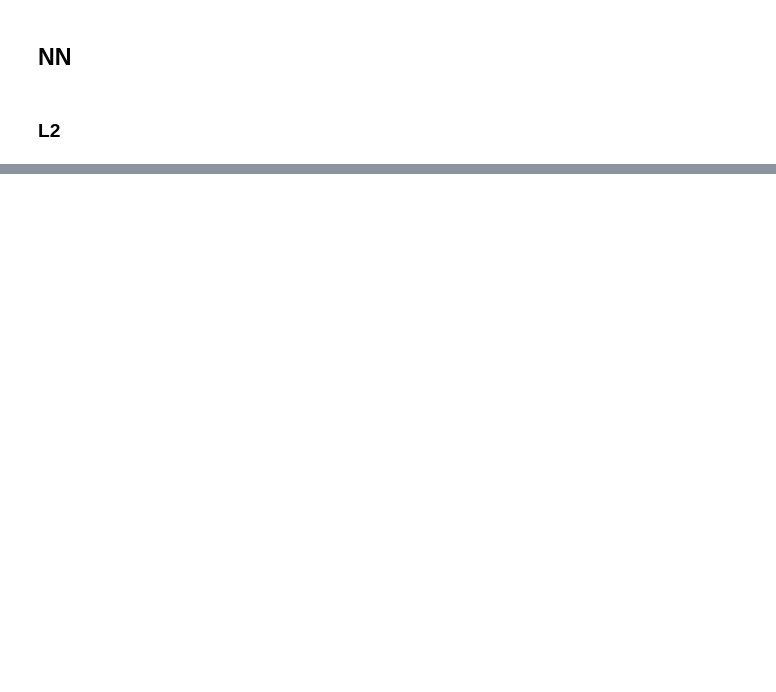
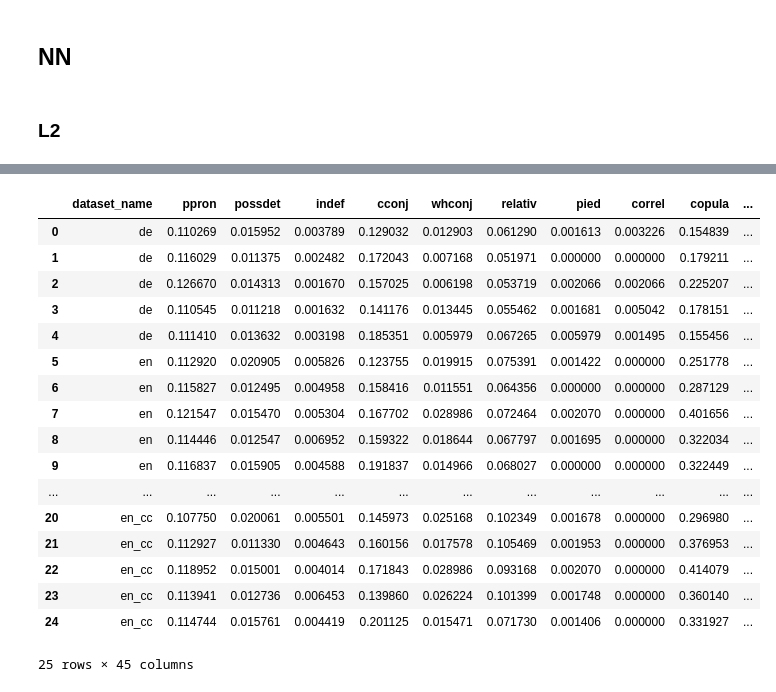
Before and after one commit to happy522/Analysis-of-Subtitles, a Jupyter notebook: subtitles_analysis.ipynb, the cells around one changed output, grey strips where cells are left out. Cells and saved outputs as stored; diff of their text form; code cells hidden in the pictures; blank space fills up the shorter version.

```diff
--- a/subtitles_analysis.ipynb
+++ b/subtitles_analysis.ipynb
@@ -462,0 +472,21 @@ Saved → Subtitles_analysis.zip
+# %%
+df
+# %% [output]
+|  | dataset_name | ppron | possdet | indef | cconj | whconj | relativ | pied | correl | copula | ... |
+| 0 | de | 0.110269 | 0.015952 | 0.003789 | 0.129032 | 0.012903 | 0.061290 | 0.001613 | 0.003226 | 0.154839 | ... |
+| 1 | de | 0.116029 | 0.011375 | 0.002482 | 0.172043 | 0.007168 | 0.051971 | 0.000000 | 0.000000 | 0.179211 | ... |
+| 2 | de | 0.126670 | 0.014313 | 0.001670 | 0.157025 | 0.006198 | 0.053719 | 0.002066 | 0.002066 | 0.225207 | ... |
+| 3 | de | 0.110545 | 0.011218 | 0.001632 | 0.141176 | 0.013445 | 0.055462 | 0.001681 | 0.005042 | 0.178151 | ... |
+| 4 | de | 0.111410 | 0.013632 | 0.003198 | 0.185351 | 0.005979 | 0.067265 | 0.005979 | 0.001495 | 0.155456 | ... |
+| 5 | en | 0.112920 | 0.020905 | 0.005826 | 0.123755 | 0.019915 | 0.075391 | 0.001422 | 0.000000 | 0.251778 | ... |
+| 6 | en | 0.115827 | 0.012495 | 0.004958 | 0.158416 | 0.011551 | 0.064356 | 0.000000 | 0.000000 | 0.287129 | ... |
+| 7 | en | 0.121547 | 0.015470 | 0.005304 | 0.167702 | 0.028986 | 0.072464 | 0.002070 | 0.000000 | 0.401656 | ... |
+| 8 | en | 0.114446 | 0.012547 | 0.006952 | 0.159322 | 0.018644 | 0.067797 | 0.001695 | 0.000000 | 0.322034 | ... |
+| 9 | en | 0.116837 | 0.015905 | 0.004588 | 0.191837 | 0.014966 | 0.068027 | 0.000000 | 0.000000 | 0.322449 | ... |
+| ... | ... | ... | ... | ... | ... | ... | ... | ... | ... | ... | ... |
+| 20 | en_cc | 0.107750 | 0.020061 | 0.005501 | 0.145973 | 0.025168 | 0.102349 | 0.001678 | 0.000000 | 0.296980 | ... |
+| 21 | en_cc | 0.112927 | 0.011330 | 0.004643 | 0.160156 | 0.017578 | 0.105469 | 0.001953 | 0.000000 | 0.376953 | ... |
+| 22 | en_cc | 0.118952 | 0.015001 | 0.004014 | 0.171843 | 0.028986 | 0.093168 | 0.002070 | 0.000000 | 0.414079 | ... |
+| 23 | en_cc | 0.113941 | 0.012736 | 0.006453 | 0.139860 | 0.026224 | 0.101399 | 0.001748 | 0.000000 | 0.360140 | ... |
+| 24 | en_cc | 0.114744 | 0.015761 | 0.004419 | 0.201125 | 0.015471 | 0.071730 | 0.001406 | 0.000000 | 0.331927 | ... |
+25 rows × 45 columns
```
Also changed, not shown: parts of 7 cells of this notebook, 27 other files.
